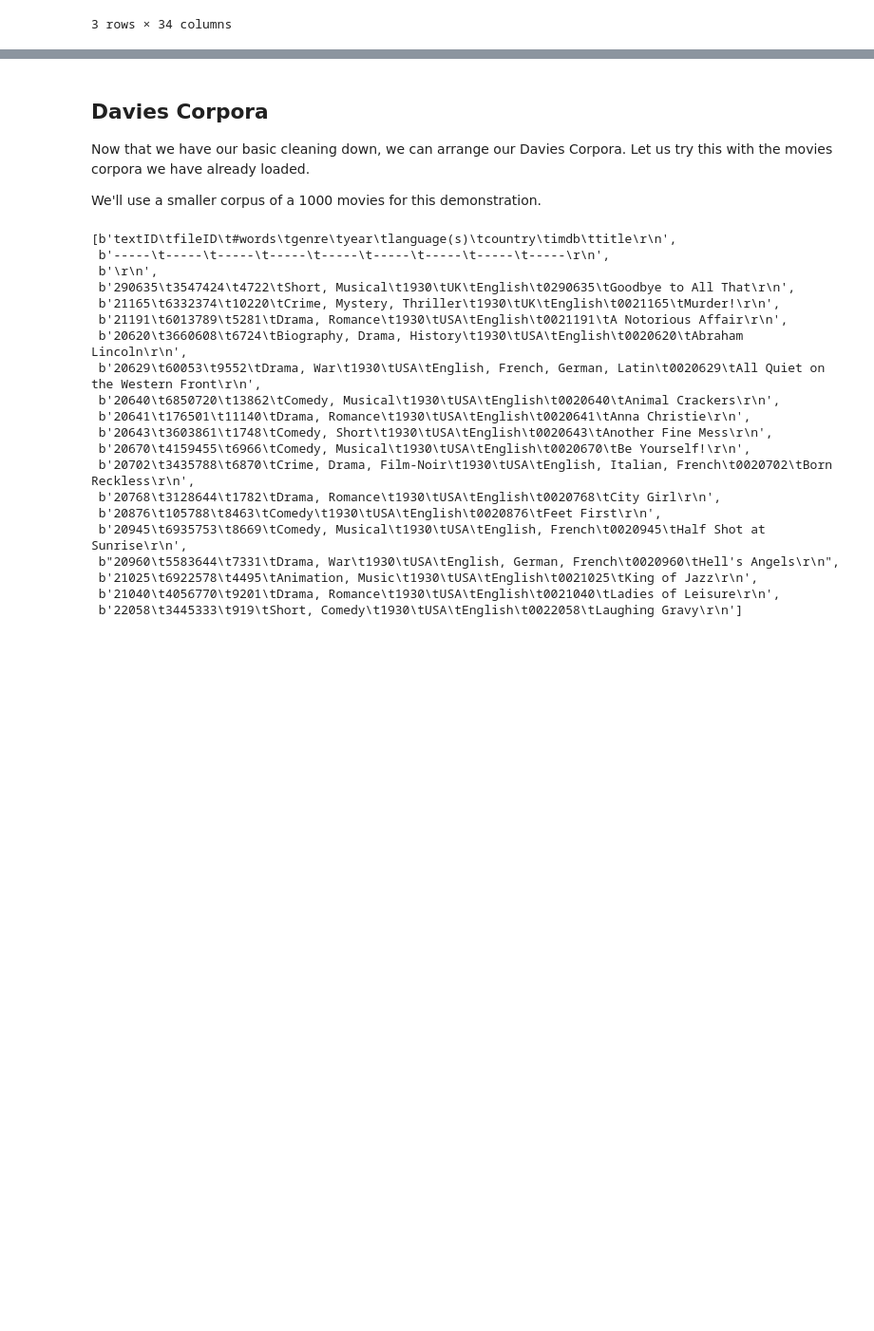
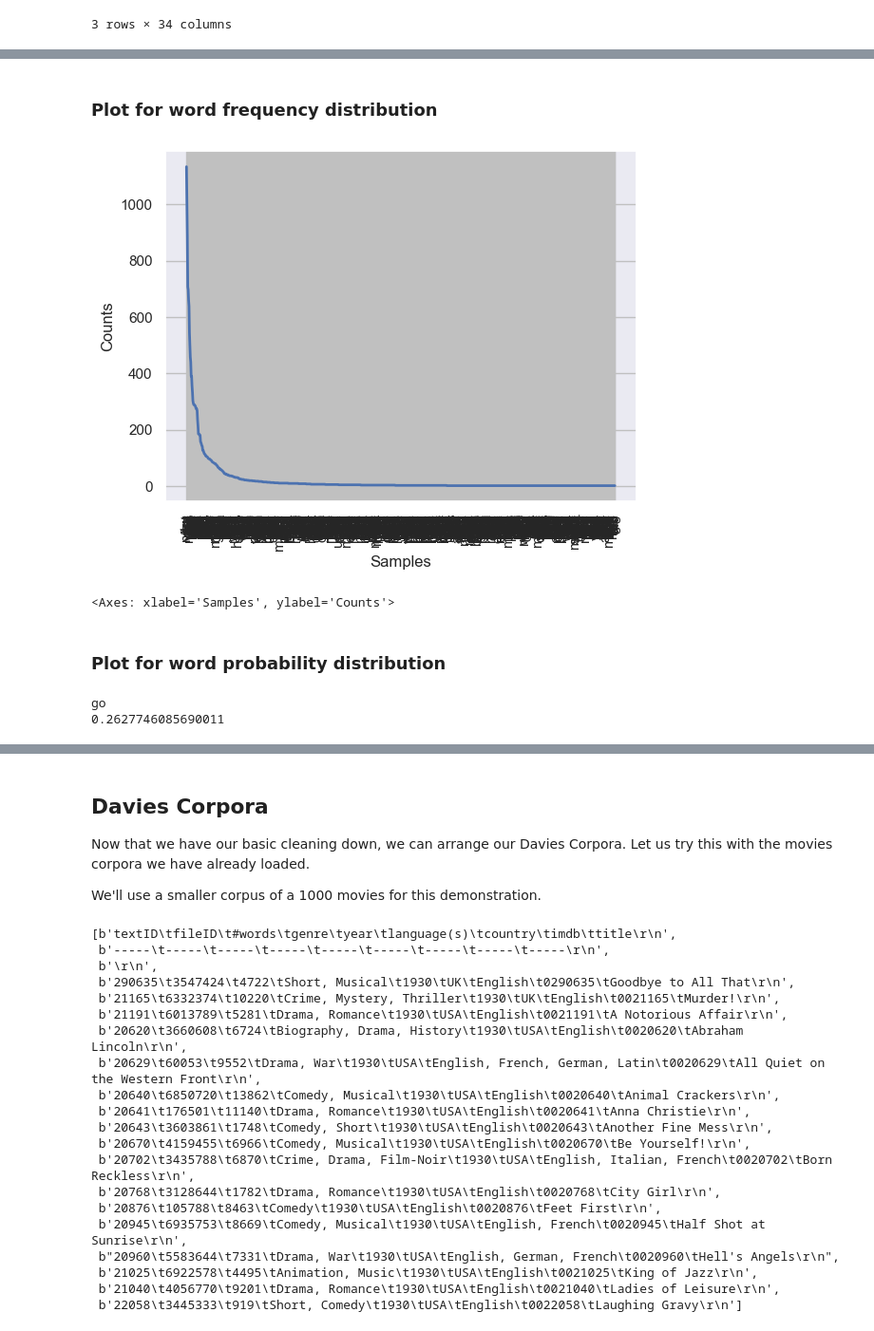
Before and after one commit to h-karyn/ComputationalContentAnalysis, a Jupyter notebook: python_notebooks/hw2/2-Counting Words & Phrases to Trace the Distribution of Meaning.ipynb, the cells around one changed output, grey strips where cells are left out. Shown at 95% size. Saved outputs shown, nothing was run; the diff lists cells and outputs as text; code cells hidden in the pictures; blank space fills up the shorter version.

```diff
--- a/python_notebooks/hw2/2-Counting Words & Phrases to Trace the Distribution of Meaning.ipynb
+++ b/python_notebooks/hw2/2-Counting Words & Phrases to Trace the Distribution of Meaning.ipynb
@@ -841,12 +841,21 @@ print(essays_small.shape)
 nlp.max_length = 50000
 # %% [output]
 (1000,)
+# %%
+# remove special characters in the essays
+import re
+
+def remove_special_characters(string):
+    # Define the pattern for special characters and replace them with an empty string
+    return re.sub('[^A-Za-z0-9 ]+', '', string)
 # %%
 # count the words appearing in the essays and store them in a dictionary
 counts_dict_essays = {}
 
 for essay in essays_small:
 	for word in word_tokenize(essay):
+		# remove the special characters in the word
+		word = remove_special_characters(word)
 		if word in counts_dict_essays:
 			counts_dict_essays[word] += 1
 		else:
@@ -930,3 +939,9 @@ profile_sample.head(3)
 | 11676 | 45 | single | m | straight | athletic | mostly anything | socially | never | graduated from college/university | white | ... |
 | 42587 | 41 | single | m | straight | thin | NaN | socially | never | graduated from high school | white | ... |
 3 rows × 34 columns
+# %%
+# create a frequency distribution for the tokens in the essays
+profile_sample_cfdist = nltk.ConditionalFreqDist(((len(w), w) for w in profile_sample['normalized_tokens'].sum()))
+
+# print the number of words
+print(profile_sample_cfdist.N())
@@ -932,0 +950,8 @@ profile_sample.head(3)
+# %%
+profile_sample_cfdist_3 = dict(profile_sample_cfdist[3])
+profile_sample_cfdist_3
+
+# remove keys in profile_sample_cfdist_3 that contain special characters
+profile_sample_cfdist_3 = {k: v for k, v in profile_sample_cfdist_3.items() if re.match('^[a-zA-Z0-9]+$', k)}
+
+profile_sample_cfdist_3
@@ -932,0 +976,9 @@ profile_sample.head(3)
+# %% [markdown]
+### Plot for word frequency distribution
+# %%
+# convert the dictionary to a frequency distribution
+profile_sample_cfdist_3 = nltk.FreqDist(profile_sample_cfdist_3)
+profile_sample_cfdist_3.plot()
+# %% [output]
+[figure, added]
+<Axes: xlabel='Samples', ylabel='Counts'>
@@ -932,0 +992,14 @@ profile_sample.head(3)
+# %% [markdown]
+### Plot for word probability distribution
+# %%
+# create a conditional probability distribution for the tokens in the essays
+profile_sample_cpdist = nltk.ConditionalProbDist(profile_sample_cfdist, nltk.ELEProbDist)
+
+# print the most common 2 letter word
+print(profile_sample_cpdist[2].max())
+
+# and its probability
+print(profile_sample_cpdist[2].prob(profile_sample_cpdist[2].max()))
+# %% [output]
+go
+0.2627746085690011
```
Also changed, not shown: parts of 58 cells of this notebook.
